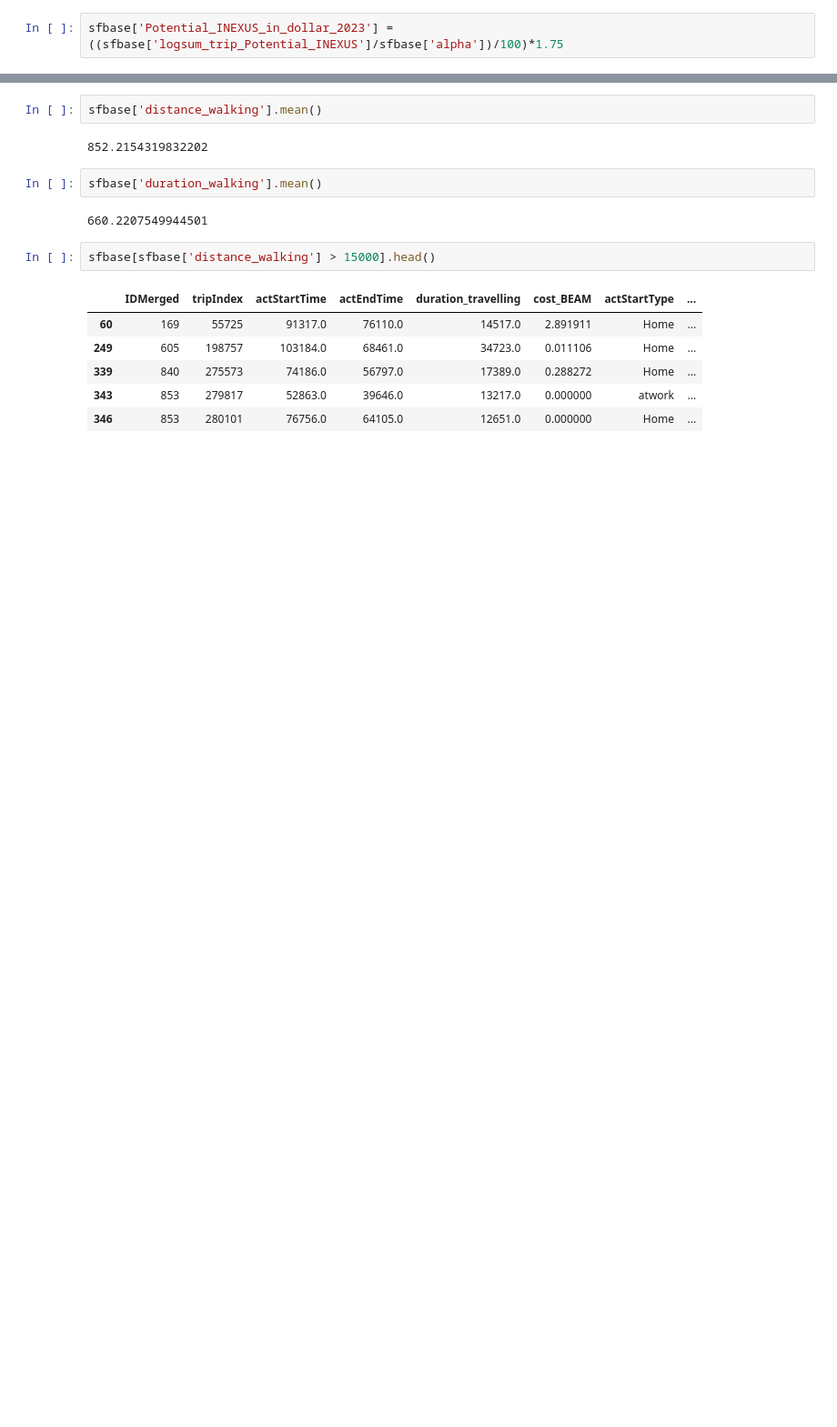
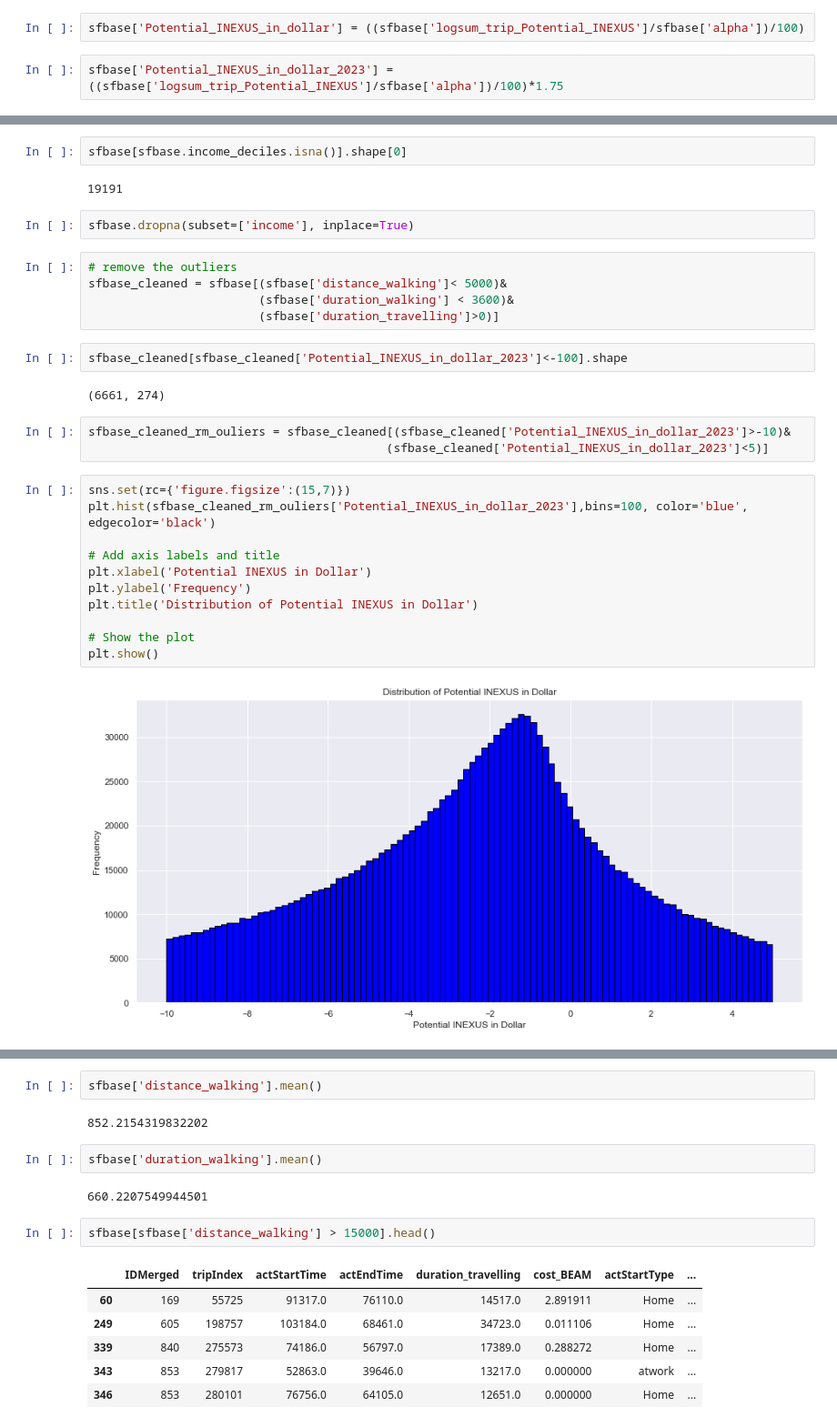
Before and after one commit to LBNL-UCB-STI/beam-core-analysis, a Jupyter notebook: Users/Nazanin/Stacked_Person_Trip_Dataset-Ridehail_price_recalibrated.ipynb, the cells around one changed output, grey strips where cells are left out. Shown at 91% size. Drawn from its saved outputs; the diff is of its cells as text; blank space fills up the shorter version.

```diff
--- a/Users/Nazanin/Stacked_Person_Trip_Dataset-Ridehail_price_recalibrated.ipynb
+++ b/Users/Nazanin/Stacked_Person_Trip_Dataset-Ridehail_price_recalibrated.ipynb
@@ -77,2 +77,4 @@ Wall time: 626 ms
+# %%
+sfbase['Potential_INEXUS_in_dollar'] = ((sfbase['logsum_trip_Potential_INEXUS']/sfbase['alpha'])/100)
 # %%
 sfbase['Potential_INEXUS_in_dollar_2023'] = ((sfbase['logsum_trip_Potential_INEXUS']/sfbase['alpha'])/100)*1.75
@@ -105,3 +105,34 @@ Name: Potential_INEXUS_in_dollar_2023, dtype: float64
+# %%
+sfbase[sfbase.income_deciles.isna()].shape[0]
+# %% [output]
+19191
+# %%
+sfbase.dropna(subset=['income'], inplace=True)
+# %%
+# remove the outliers
+sfbase_cleaned = sfbase[(sfbase['distance_walking']< 5000)&
+                        (sfbase['duration_walking'] < 3600)&
+                        (sfbase['duration_travelling']>0)]
+# %%
+sfbase_cleaned[sfbase_cleaned['Potential_INEXUS_in_dollar_2023']<-100].shape
+# %% [output]
+(6661, 274)
+# %%
+sfbase_cleaned_rm_ouliers = sfbase_cleaned[(sfbase_cleaned['Potential_INEXUS_in_dollar_2023']>-10)&
+                                          (sfbase_cleaned['Potential_INEXUS_in_dollar_2023']<5)]
+# %%
+sns.set(rc={'figure.figsize':(15,7)})
+plt.hist(sfbase_cleaned_rm_ouliers['Potential_INEXUS_in_dollar_2023'],bins=100, color='blue', edgecolor='black')
+
+# Add axis labels and title
+plt.xlabel('Potential INEXUS in Dollar')
+plt.ylabel('Frequency')
+plt.title('Distribution of Potential INEXUS in Dollar')
+
+# Show the plot
+plt.show()
+# %% [output]
+[figure, added]
 # %%
 sns.set(rc={'figure.figsize':(20,14)})
 sns.set_context('talk')
```
Also changed, not shown: parts of 15 cells of this notebook, 5 other files.
